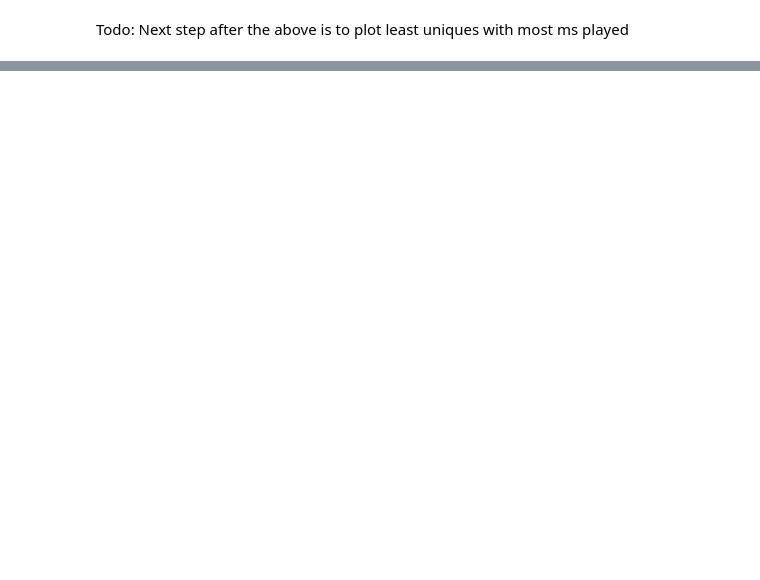
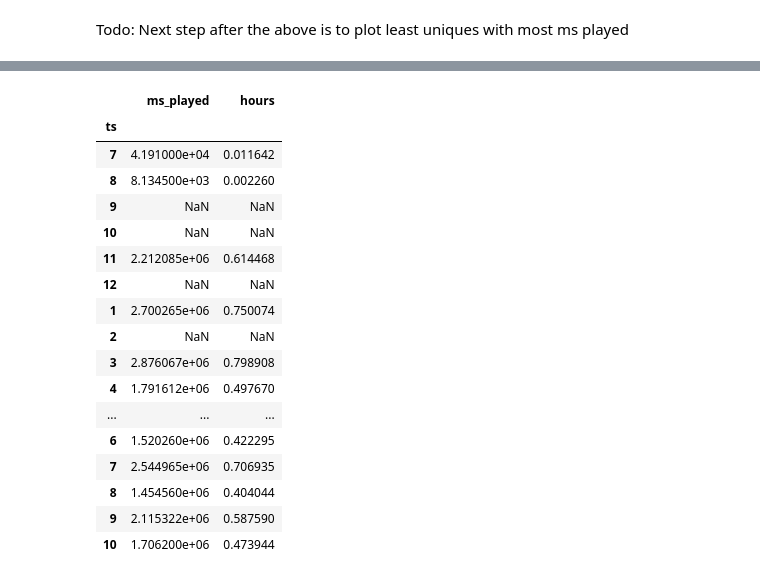
Before and after one commit to mmmuir/CL_DA2, a Jupyter notebook: spotipy_analysis.ipynb, the cells around one changed output, grey strips where cells are left out. Cells and saved outputs as stored; diff of their text form; code cells hidden in the pictures; blank space fills up the shorter version.

```diff
--- a/spotipy_analysis.ipynb
+++ b/spotipy_analysis.ipynb
@@ -600,0 +310,24 @@ sns.barplot(data=podcast_per_month, x=podcast_per_month['ms_played'], y=podcast_
+# %%
+podm = pod.resample('M').mean()
+# %%
+podm.index = podm.index.month
+podm
+# %% [output]
+|  | ms_played | hours |
+| ts |  |  |
+| 7 | 4.191000e+04 | 0.011642 |
+| 8 | 8.134500e+03 | 0.002260 |
+| 9 | NaN | NaN |
+| 10 | NaN | NaN |
+| 11 | 2.212085e+06 | 0.614468 |
+| 12 | NaN | NaN |
+| 1 | 2.700265e+06 | 0.750074 |
+| 2 | NaN | NaN |
+| 3 | 2.876067e+06 | 0.798908 |
+| 4 | 1.791612e+06 | 0.497670 |
+| ... | ... | ... |
+| 6 | 1.520260e+06 | 0.422295 |
+| 7 | 2.544965e+06 | 0.706935 |
+| 8 | 1.454560e+06 | 0.404044 |
+| 9 | 2.115322e+06 | 0.587590 |
+| 10 | 1.706200e+06 | 0.473944 |
```
Also changed, not shown: parts of 33 cells of this notebook, 1 other file.
